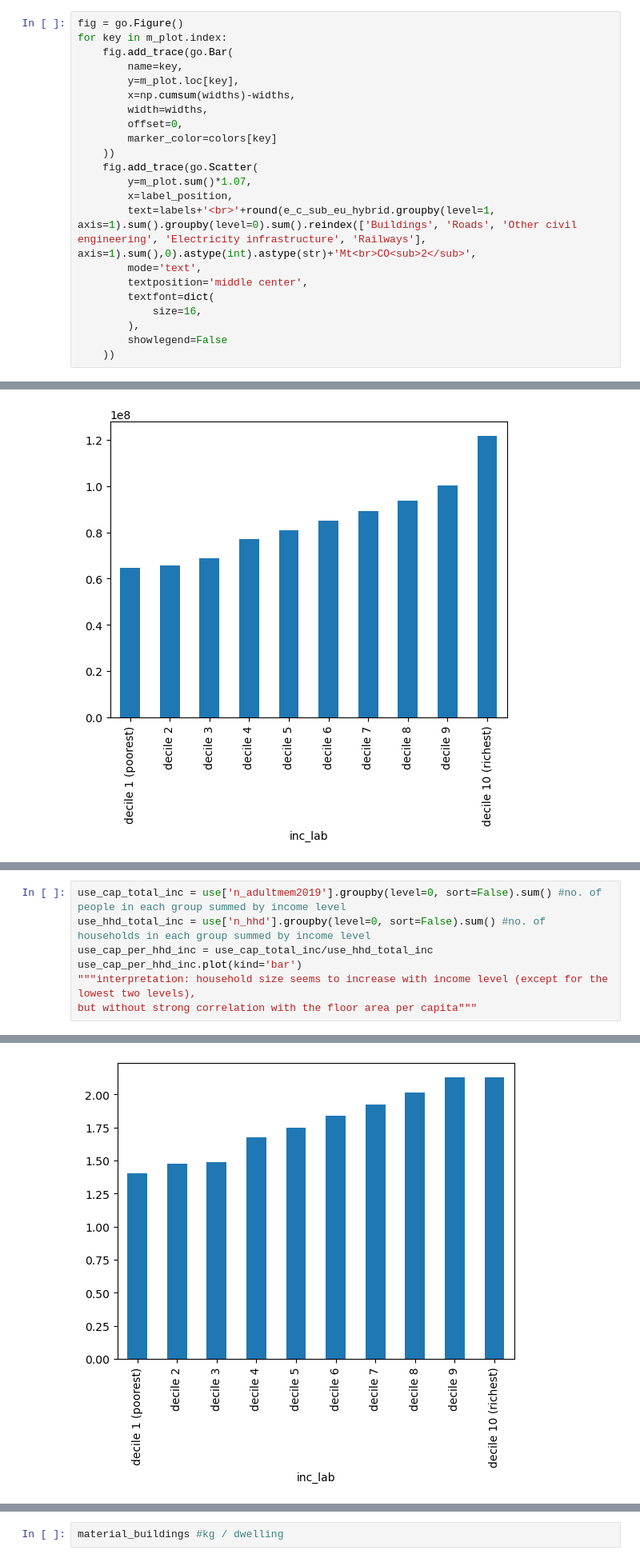
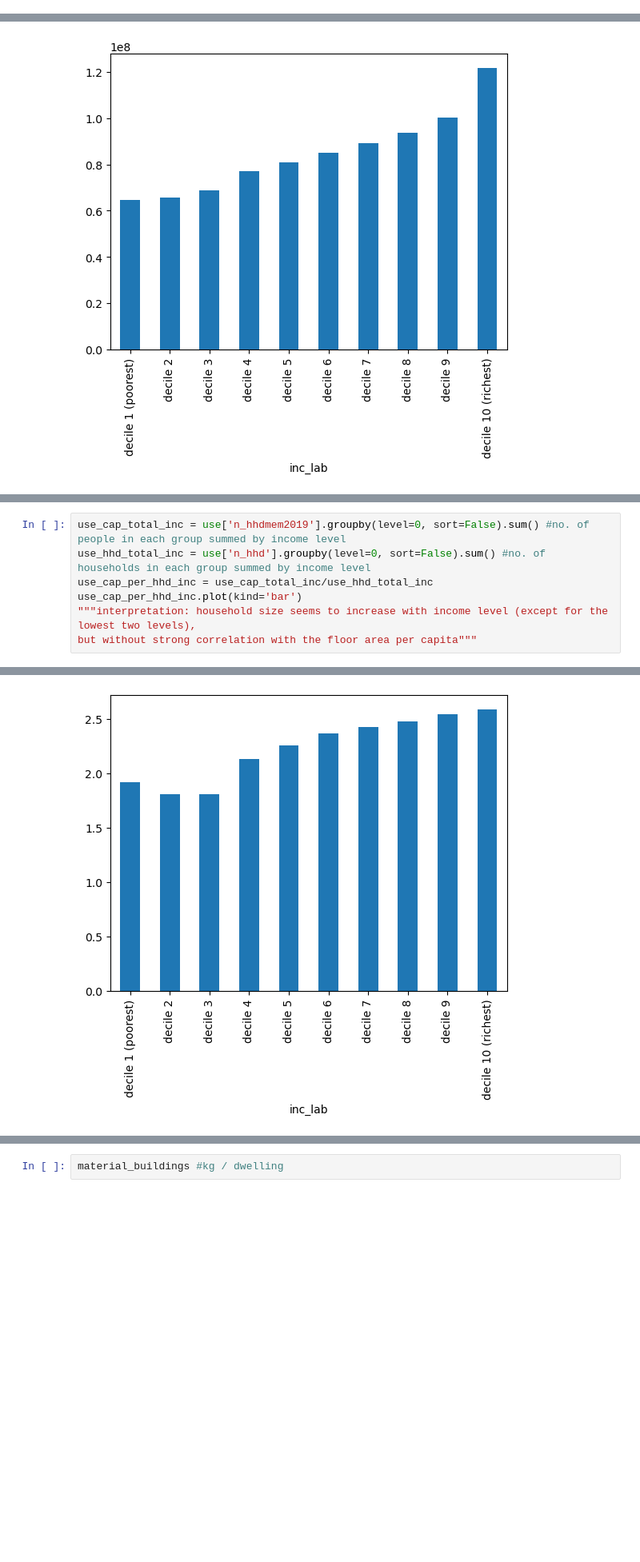
Before and after one commit to MiraVos/housing-footprints, a Jupyter notebook: footprints_main.ipynb, the cells around one changed output, grey strips where cells are left out. Shown at 80% size. Drawn from its saved outputs; the diff is of its cells as text; blank space fills up the shorter version.

```diff
--- a/footprints_main.ipynb
+++ b/footprints_main.ipynb
@@ -183,22 +187,0 @@ fig.add_trace(go.Scatter(
-# %%
-fig = go.Figure()
-for key in m_plot.index:
-    fig.add_trace(go.Bar(
-        name=key,
-        y=m_plot.loc[key],
-        x=np.cumsum(widths)-widths,
-        width=widths,
-        offset=0,
-        marker_color=colors[key]
-    ))
-    fig.add_trace(go.Scatter(
-        y=m_plot.sum()*1.07,
-        x=label_position,
-        text=labels+'<br>'+round(e_c_sub_eu_hybrid.groupby(level=1, axis=1).sum().groupby(level=0).sum().reindex(['Buildings', 'Roads', 'Other civil engineering', 'Electricity infrastructure', 'Railways'], axis=1).sum(),0).astype(int).astype(str)+'Mt<br>CO<sub>2</sub>',
-        mode='text',
-        textposition='middle center',
-        textfont=dict(
-            size=16,
-        ),
-        showlegend=False
-    ))
@@ -219,5 +275,5 @@ use_m2_total_inc.plot(kind='bar') # total floor area in each group
 # %%
-use_cap_total_inc = use['n_adultmem2019'].groupby(level=0, sort=False).sum() #no. of people in each group summed by income level
+use_cap_total_inc = use['n_hhdmem2019'].groupby(level=0, sort=False).sum() #no. of people in each group summed by income level
 use_hhd_total_inc = use['n_hhd'].groupby(level=0, sort=False).sum() #no. of households in each group summed by income level
 use_cap_per_hhd_inc = use_cap_total_inc/use_hhd_total_inc
 use_cap_per_hhd_inc.plot(kind='bar')
@@ -228,4 +284,4 @@ but without strong correlation with the floor area per capita"""
-[figure, old version]
+[figure, new version]
 # %%
 use_m2_total_inc = (use['size2019_w1']*use['n_hhd']).groupby(level=[0,1], sort=False).sum() #m2 total in each group summed by income level
 use_cap_total_inc = use['n_hhdmem2019'].groupby(level=[0,1], sort=False).sum() #no. of people in each group summed by income level
```
Also changed, not shown: parts of 9 cells of this notebook, 6 other files.
